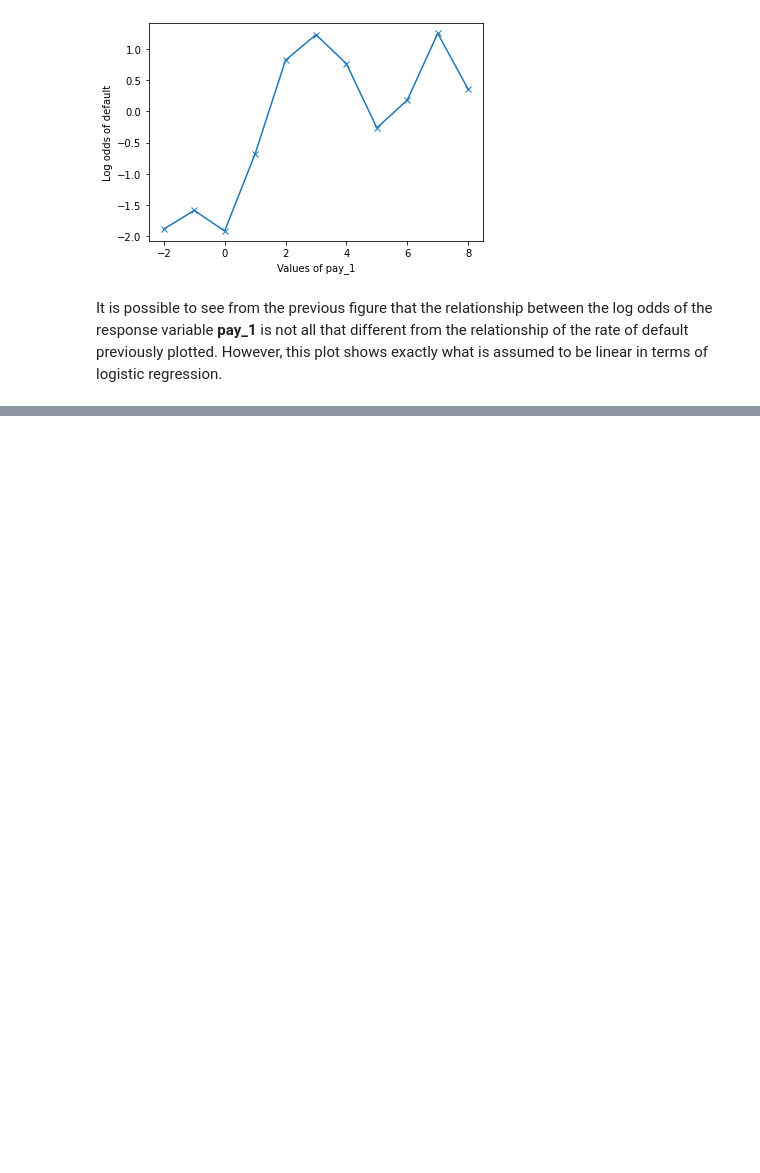
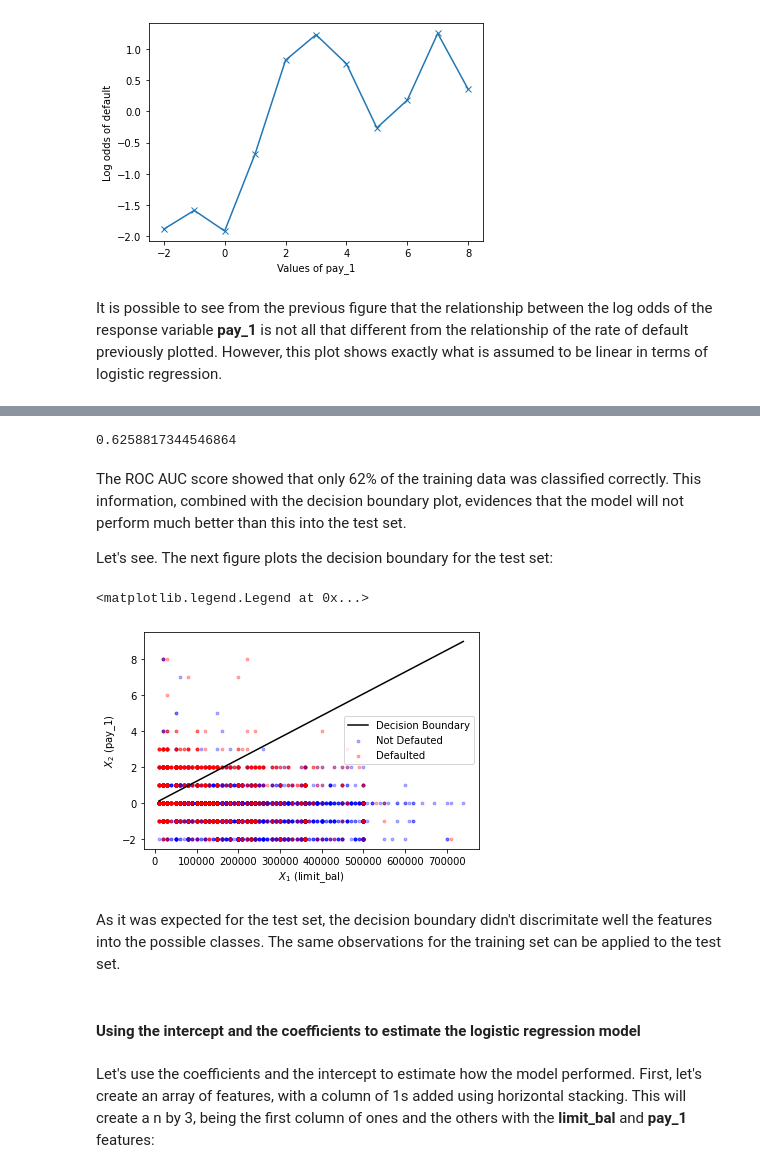
Before and after one commit to jeantardelli/data-science, a Jupyter notebook: details-of-logistic-regression-and-feature-exploration.ipynb, the cells around one changed output, grey strips where cells are left out. Cells and saved outputs as stored; diff of their text form; code cells hidden in the pictures; blank space fills up the shorter version.

```diff
--- a/details-of-logistic-regression-and-feature-exploration.ipynb
+++ b/details-of-logistic-regression-and-feature-exploration.ipynb
@@ -424,0 +526,25 @@ It is possible to see from the previous figure that the relationship between the
+# %%
+y_train_proba = model.predict_proba(X_train)
+metrics.roc_auc_score(y_train, y_train_proba[:, 1])
+# %% [output]
+0.6258817344546864
+# %% [markdown]
+The ROC AUC score showed that only 62% of the training data was classified correctly. This information, combined with the decision boundary plot, evidences that the model will not perform much better than this into the test set.
+
+Let's see. The next figure plots the decision boundary for the test set:
+# %%
+plt.plot(X_1_decision_boundary, X_2_decision_boundary, color='black')
+plt.scatter(X_test.limit_bal.loc[neg_true], X_test.pay_1.loc[neg_true], color='blue', s=8, alpha=0.3)
+plt.scatter(X_test.limit_bal.loc[pos_true], X_test.pay_1.loc[pos_true], color='red', s=8, alpha=0.3)
+plt.ylabel('$X_2$ (pay_1)')
+plt.xlabel('$X_1$ (limit_bal)')
+plt.legend(['Decision Boundary', 'Not Defauted', 'Defaulted'])
+# %% [output]
+<matplotlib.legend.Legend at 0x...>
+[figure, added]
+# %% [markdown]
+As it was expected for the test set, the decision boundary didn't discrimitate well the features into the possible classes. The same observations for the training set can be applied to the test set.
+# %% [markdown]
+#### Using the intercept and the coefficients to estimate the logistic regression model
+# %% [markdown]
+Let's use the coefficients and the intercept to estimate how the model performed. First, let's create an array of features, with a column of 1s added using horizontal stacking. This will create a n by 3, being the first column of ones and the others with the **limit_bal** and **pay_1** features:
```
Also changed, not shown: parts of 30 cells of this notebook.
